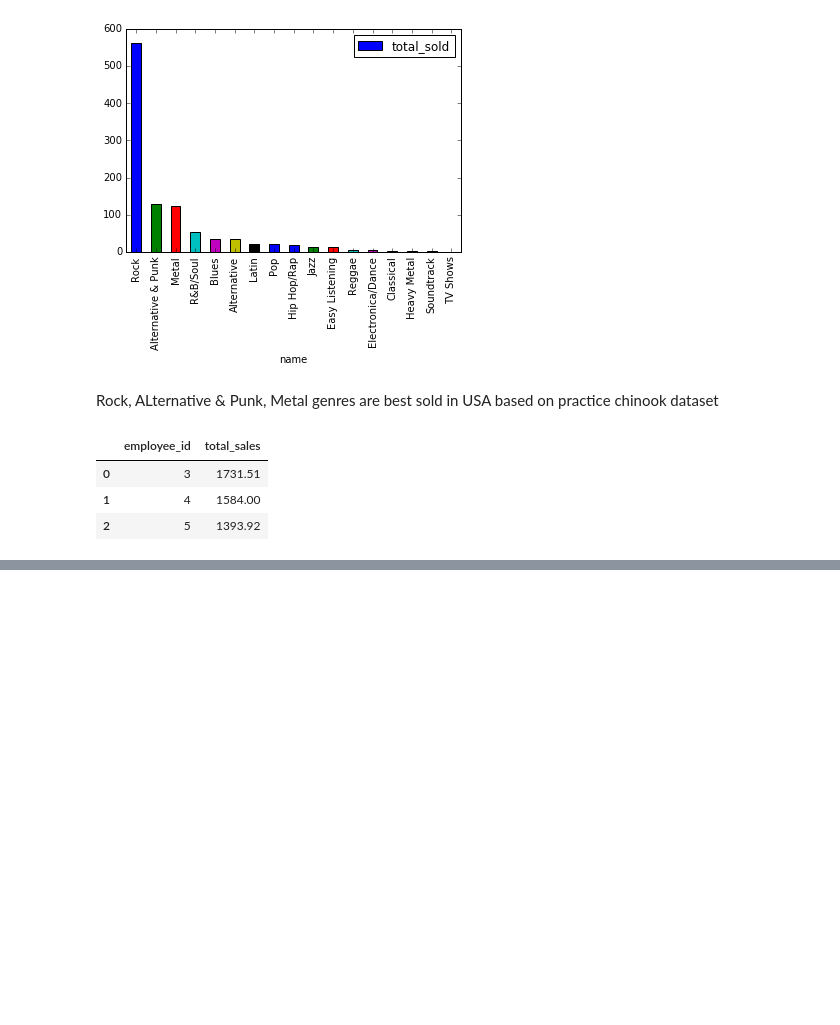
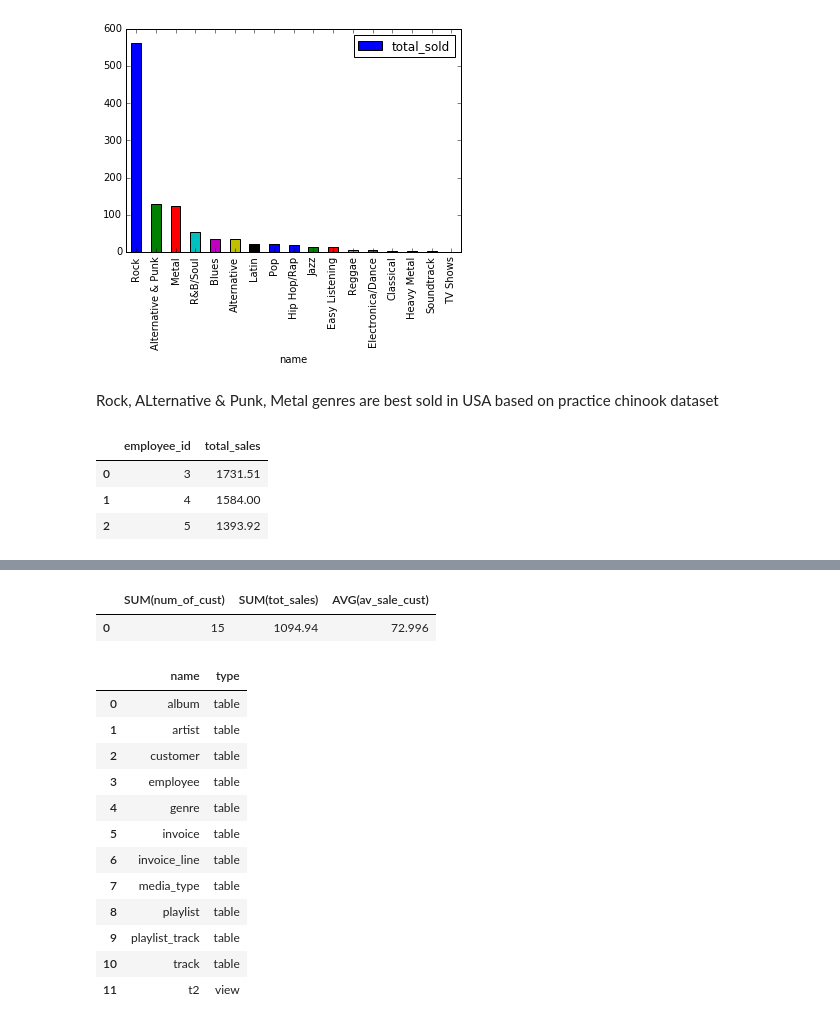
Before and after one commit to MathsCoder/SQL-Dabbles, a Jupyter notebook: sql-joins-relations/answering-business-questions/Basics.ipynb, the cells around one changed output, grey strips where cells are left out. Cells and saved outputs as stored; diff of their text form; code cells hidden in the pictures; blank space fills up the shorter version.

```diff
--- a/sql-joins-relations/answering-business-questions/Basics.ipynb
+++ b/sql-joins-relations/answering-business-questions/Basics.ipynb
@@ -63,0 +65,22 @@ SyntaxError: EOL while scanning string literal (<ipython-input-15-766c7e94b10e>,
+# %%
+q5 = "SELECT SUM(num_of_cust), SUM(tot_sales), AVG(av_sale_cust) FROM t2 WHERE num_of_cust=1"
+run_query(q5)
+# %% [output]
+|  | SUM(num_of_cust) | SUM(tot_sales) | AVG(av_sale_cust) |
+| 0 | 15 | 1094.94 | 72.996 |
+# %%
+show_tables()
+# %% [output]
+|  | name | type |
+| 0 | album | table |
+| 1 | artist | table |
+| 2 | customer | table |
+| 3 | employee | table |
+| 4 | genre | table |
+| 5 | invoice | table |
+| 6 | invoice_line | table |
+| 7 | media_type | table |
+| 8 | playlist | table |
+| 9 | playlist_track | table |
+| 10 | track | table |
+| 11 | t2 | view |
```
Also changed, not shown: parts of 2 cells of this notebook.
